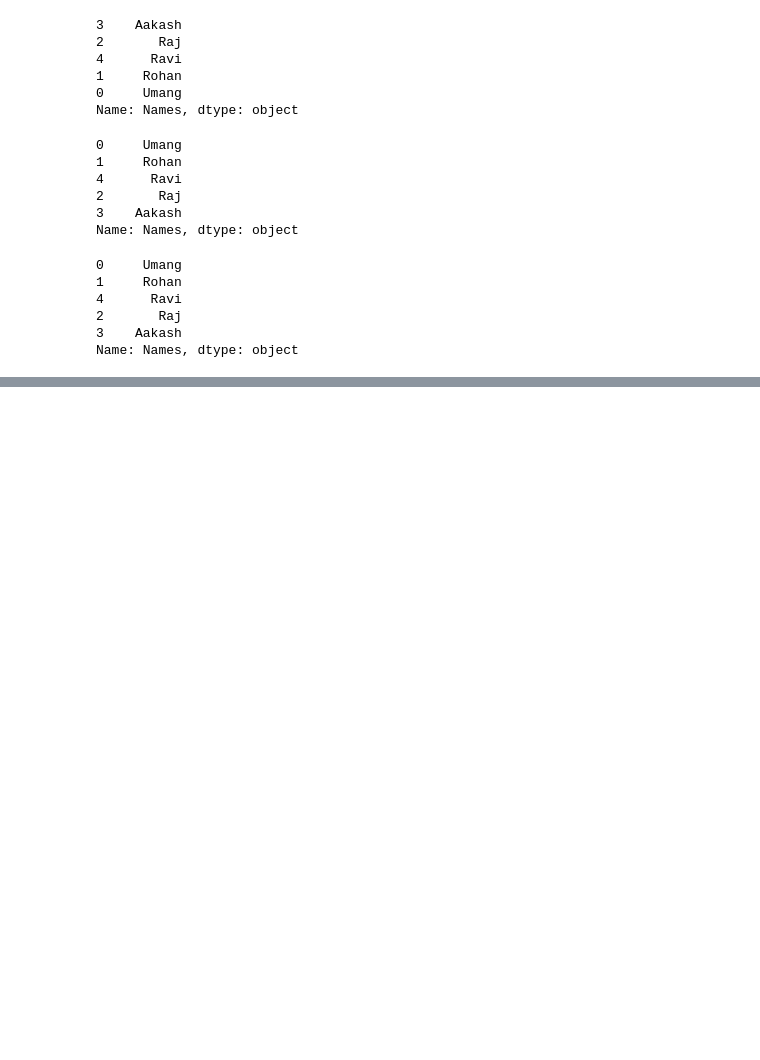
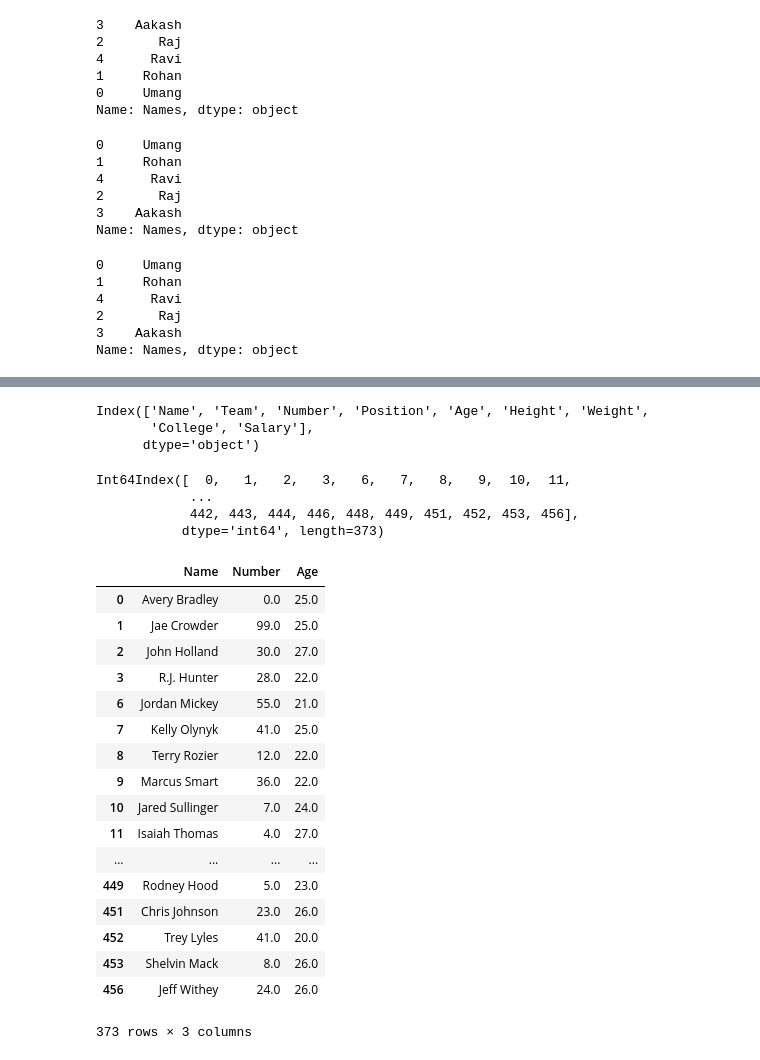
Before and after one commit to umangkejriwal1122/Machine-Learning, a Jupyter notebook: Pandas - Basics.ipynb, the cells around one changed output, grey strips where cells are left out. Cells and saved outputs as stored; diff of their text form; code cells hidden in the pictures; blank space fills up the shorter version.

```diff
--- a/Pandas - Basics.ipynb
+++ b/Pandas - Basics.ipynb
@@ -193,0 +420,34 @@ Name: Names, dtype: object
+# %%
+df.columns
+# %% [output]
+Index(['Name', 'Team', 'Number', 'Position', 'Age', 'Height', 'Weight',
+       'College', 'Salary'],
+      dtype='object')
+# %%
+df.index
+# %% [output]
+Int64Index([  0,   1,   2,   3,   6,   7,   8,   9,  10,  11,
+            ...
+            442, 443, 444, 446, 448, 449, 451, 452, 453, 456],
+           dtype='int64', length=373)
+# %%
+df[["Name","Number","Age"]]
+# %% [output]
+|  | Name | Number | Age |
+| 0 | Avery Bradley | 0.0 | 25.0 |
+| 1 | Jae Crowder | 99.0 | 25.0 |
+| 2 | John Holland | 30.0 | 27.0 |
+| 3 | R.J. Hunter | 28.0 | 22.0 |
+| 6 | Jordan Mickey | 55.0 | 21.0 |
+| 7 | Kelly Olynyk | 41.0 | 25.0 |
+| 8 | Terry Rozier | 12.0 | 22.0 |
+| 9 | Marcus Smart | 36.0 | 22.0 |
+| 10 | Jared Sullinger | 7.0 | 24.0 |
+| 11 | Isaiah Thomas | 4.0 | 27.0 |
+| ... | ... | ... | ... |
+| 449 | Rodney Hood | 5.0 | 23.0 |
+| 451 | Chris Johnson | 23.0 | 26.0 |
+| 452 | Trey Lyles | 41.0 | 20.0 |
+| 453 | Shelvin Mack | 8.0 | 26.0 |
+| 456 | Jeff Withey | 24.0 | 26.0 |
+373 rows × 3 columns
```
Also changed, not shown: parts of 41 cells of this notebook.
